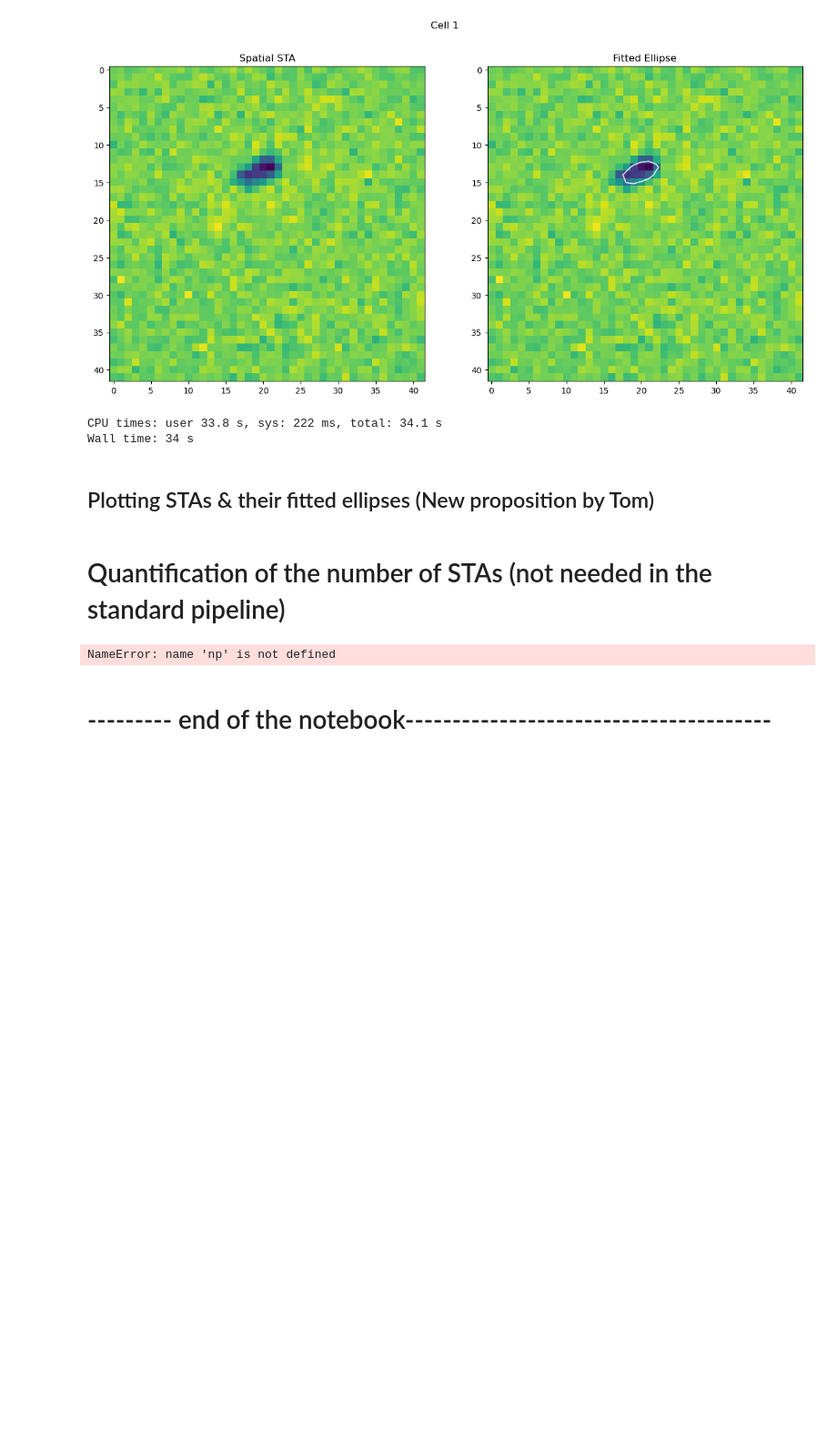
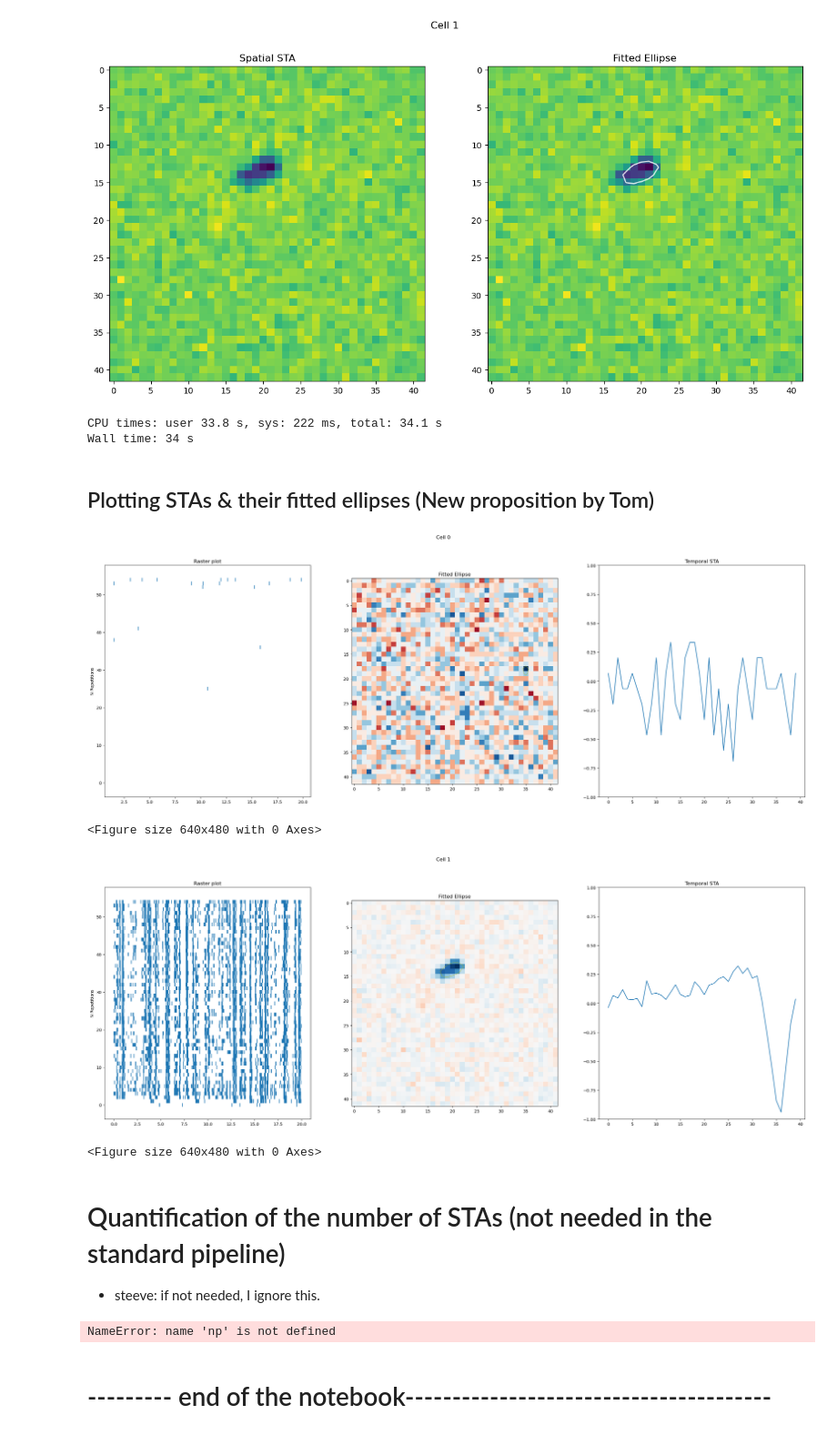
Before and after one commit to retinal-information-processing-lab/Standard_analysis_pipeline, a Jupyter notebook: 2-Analyse_Checkerboard-dev.ipynb, the cells around one changed output. Shown at 91% size. Cells and saved outputs as stored; diff of their text form; code cells hidden in the pictures; blank space fills up the shorter version.

Commit message:
checkerboard nb: completed

```diff
--- a/2-Analyse_Checkerboard-dev.ipynb
+++ b/2-Analyse_Checkerboard-dev.ipynb
@@ -450,7 +450,7 @@ def plot_sta_fitted_with_ellipse(cells_id, cells_to_plot:list, check_directory:s
         plt.close(fig)
 
 
-def plot_sta_fitted_with_ellipse_by_tom(raster_data, cells_id, check_directory):
+def plot_sta_fitted_with_ellipse_by_tom(raster_data, cells_id, cells_to_plot:list, check_directory:str):
 
     # Folder where figure will be saved
     fig_directory = os.path.normpath(os.path.join(check_directory, r'Stas_figs'))
@@ -458,7 +458,10 @@ def plot_sta_fitted_with_ellipse_by_tom(raster_data, cells_id, check_directory):
 
     sta_data=np.load(os.path.join(check_directory,'sta_data_3D_fitted.pkl'),allow_pickle=True)
 
+    # loop over cells
     for cell_id in tqdm(cells_id[0:]):
+
+        # setup subplots
         fig, axs = plt.subplots(nrows = 1,ncols = 3, figsize=(30,10))
 
         plt.suptitle(f'Cell {cell_id}')
@@ -482,9 +485,14 @@ def plot_sta_fitted_with_ellipse_by_tom(raster_data, cells_id, check_directory):
 
         fig_file = os.path.join(fig_directory,f'Cell_{cell_id}.png')
         plt.savefig(fig_file, dpi=fig.dpi)
-        plt.show()
+
+        # plot selected cells only
+        if cell_id in cells_to_plot:
+            plt.show()
+
+        # close figure to free memory
         plt.clf()
-        plt.close()
+        plt.close(fig)
 # %% [markdown]
 ## Load data
 # %% [markdown]
@@ -635,13 +643,18 @@ Wall time: 34 s
 # %% [markdown]
 ## Plotting STAs & their fitted ellipses (New proposition by Tom)
 # %%
-"""
-    Plotting
-"""
+%%time
 
-plot_sta_fitted_with_ellipse_by_tom(raster_data, cells_id, check_directory)
+plot_sta_fitted_with_ellipse_by_tom(raster_data, cells_id, cells_to_plot=[0,1], check_directory=check_directory)
+# %% [output]
+[figure, added]
+<Figure size 640x480 with 0 Axes>
+[figure, added]
+<Figure size 640x480 with 0 Axes>
 # %% [markdown]
 # Quantification of the number of STAs (not needed in the standard pipeline)
+
+- steeve: if not needed, I ignore this.
 # %%
 #The Goal of this cell is to quantify the number of STAs in your data
 #Tuned to a 40x40 with square of 15 pixels checkerboard.
```
